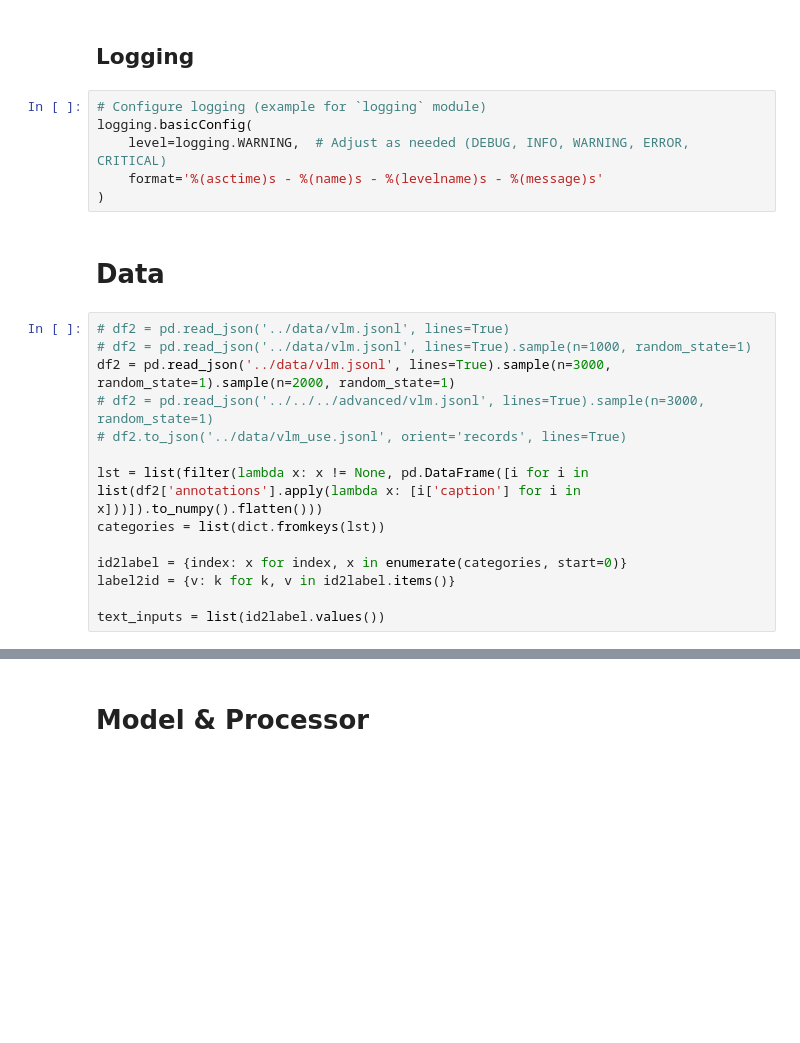
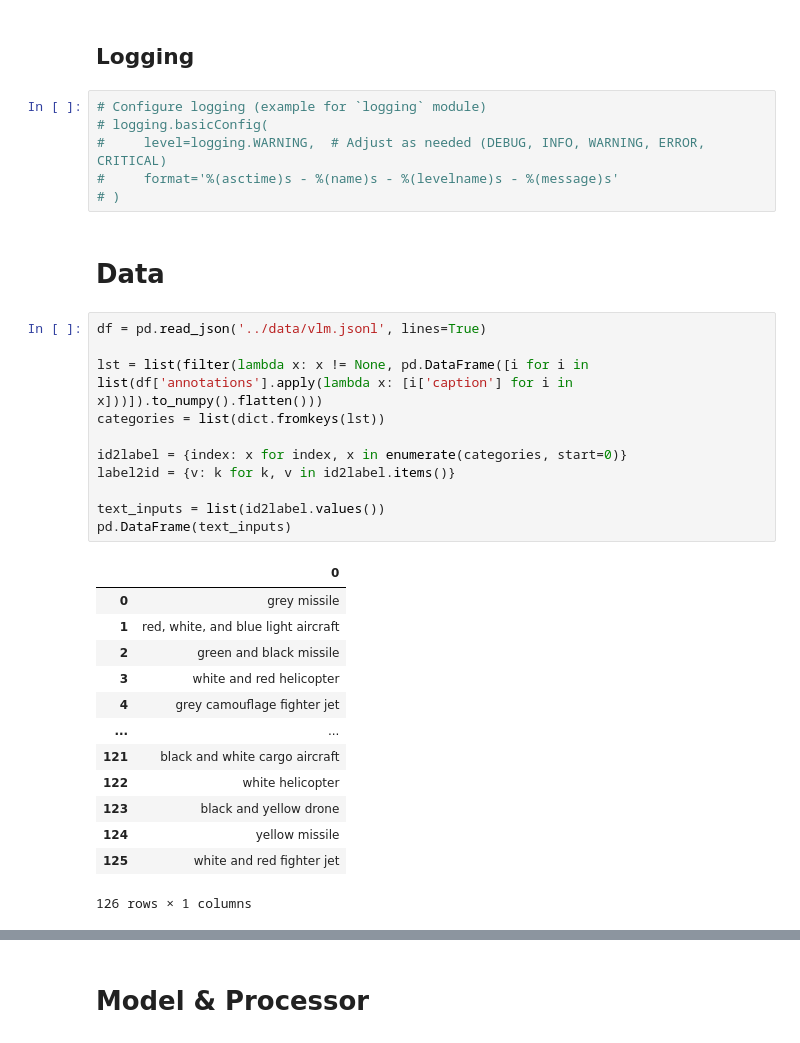
Before and after one commit to EkMi00/til-24-base, a Jupyter notebook: vlm/src/owl_vit_finetune.ipynb, the cells around one changed output, grey strips where cells are left out. Drawn from its saved outputs; the diff is of its cells as text; blank space fills up the shorter version.

```diff
--- a/vlm/src/owl_vit_finetune.ipynb
+++ b/vlm/src/owl_vit_finetune.ipynb
@@ -35,23 +31,34 @@ cuda:0
 ## Logging
 # %%
 # Configure logging (example for `logging` module)
-logging.basicConfig(
-    level=logging.WARNING,  # Adjust as needed (DEBUG, INFO, WARNING, ERROR, CRITICAL)
-    format='%(asctime)s - %(name)s - %(levelname)s - %(message)s'
-)
+# logging.basicConfig(
+#     level=logging.WARNING,  # Adjust as needed (DEBUG, INFO, WARNING, ERROR, CRITICAL)
+#     format='%(asctime)s - %(name)s - %(levelname)s - %(message)s'
+# )
 # %% [markdown]
 # Data
 # %%
-# df2 = pd.read_json('../data/vlm.jsonl', lines=True)
-# df2 = pd.read_json('../data/vlm.jsonl', lines=True).sample(n=1000, random_state=1)
-df2 = pd.read_json('../data/vlm.jsonl', lines=True).sample(n=3000, random_state=1).sample(n=2000, random_state=1)
-# df2 = pd.read_json('../../../advanced/vlm.jsonl', lines=True).sample(n=3000, random_state=1)
-# df2.to_json('../data/vlm_use.jsonl', orient='records', lines=True)
+df = pd.read_json('../data/vlm.jsonl', lines=True)
 
-lst = list(filter(lambda x: x != None, pd.DataFrame([i for i in list(df2['annotations'].apply(lambda x: [i['caption'] for i in x]))]).to_numpy().flatten()))
+lst = list(filter(lambda x: x != None, pd.DataFrame([i for i in list(df['annotations'].apply(lambda x: [i['caption'] for i in x]))]).to_numpy().flatten()))
 categories = list(dict.fromkeys(lst))
 
 id2label = {index: x for index, x in enumerate(categories, start=0)}
 label2id = {v: k for k, v in id2label.items()}
 
 text_inputs = list(id2label.values())
+pd.DataFrame(text_inputs)
+# %% [output]
+|  | 0 |
+| 0 | grey missile |
+| 1 | red, white, and blue light aircraft |
+| 2 | green and black missile |
+| 3 | white and red helicopter |
+| 4 | grey camouflage fighter jet |
+| ... | ... |
+| 121 | black and white cargo aircraft |
+| 122 | white helicopter |
+| 123 | black and yellow drone |
+| 124 | yellow missile |
+| 125 | white and red fighter jet |
+126 rows × 1 columns
```
Also changed, not shown: parts of 24 cells of this notebook, 10 other files.
